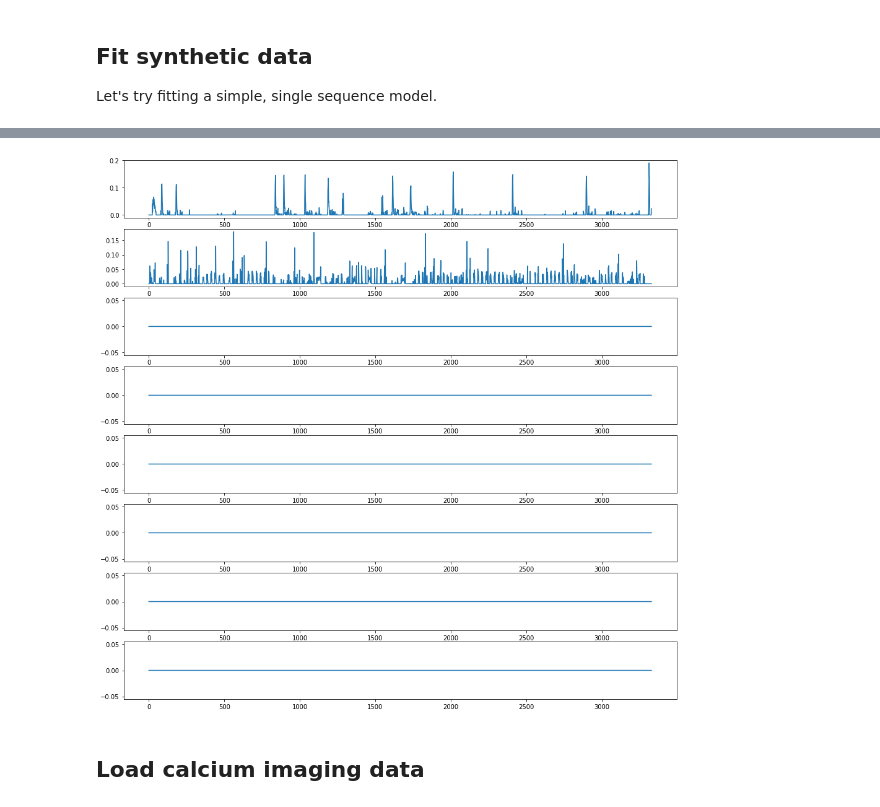
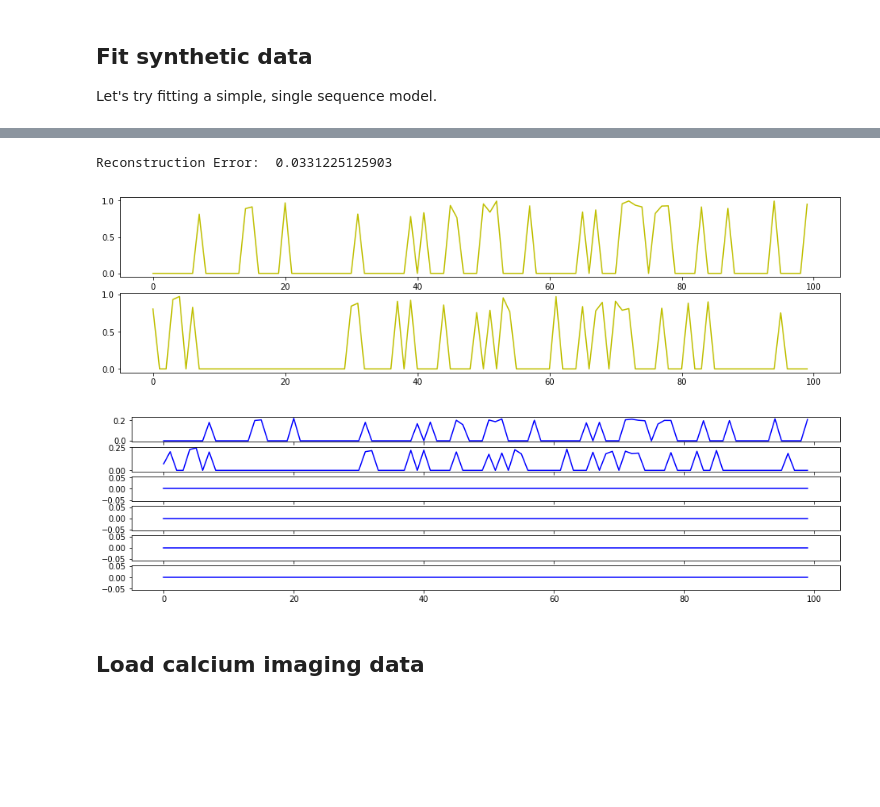
Before and after one commit to degleris1/cmfpy, a Jupyter notebook: examples/demo.ipynb, the cells around one changed output, grey strips where cells are left out. Cells and saved outputs as stored; diff of their text form; code cells hidden in the pictures; blank space fills up the shorter version.

```diff
--- a/examples/demo.ipynb
+++ b/examples/demo.ipynb
@@ -103,7 +50,0 @@ plt.show()
-# %%
-lag = 0.2  # seconds
-sL = int(np.ceil(lag * mat_data['SONGfs']))
-components = 8
-
-model = CNMF(components, sL, l2_scfo=3e-4, n_iter_max=1000)
-model.fit(song_train, alg='mult')
@@ -120,11 +51,15 @@ Reconstruction Error:  0.603360008812
-# %%
-plt.figure(figsize=(16,16))
-
-for i in range(components):
-    plt.subplot(components, 1, i+1)
-    plt.plot(model.H.shift(0)[i])
-# %% [output]
-[figure, removed]
+# %%
+error = data - model.predict()
+print('Reconstruction Error: ', norm(error)**2 / norm(data)**2)
+
+neural_order = sort_neurons(model.W)
+
+plot_H_components(Hreal, color='y')
+plot_H_components(model.H.shift(0))
+# %% [output]
+Reconstruction Error:  0.0331225125903
+[figure, added]
+[figure, added]
 # %% [markdown]
 ## Load calcium imaging data
 # %%
```
Also changed, not shown: parts of 11 cells of this notebook, 5 other files.
